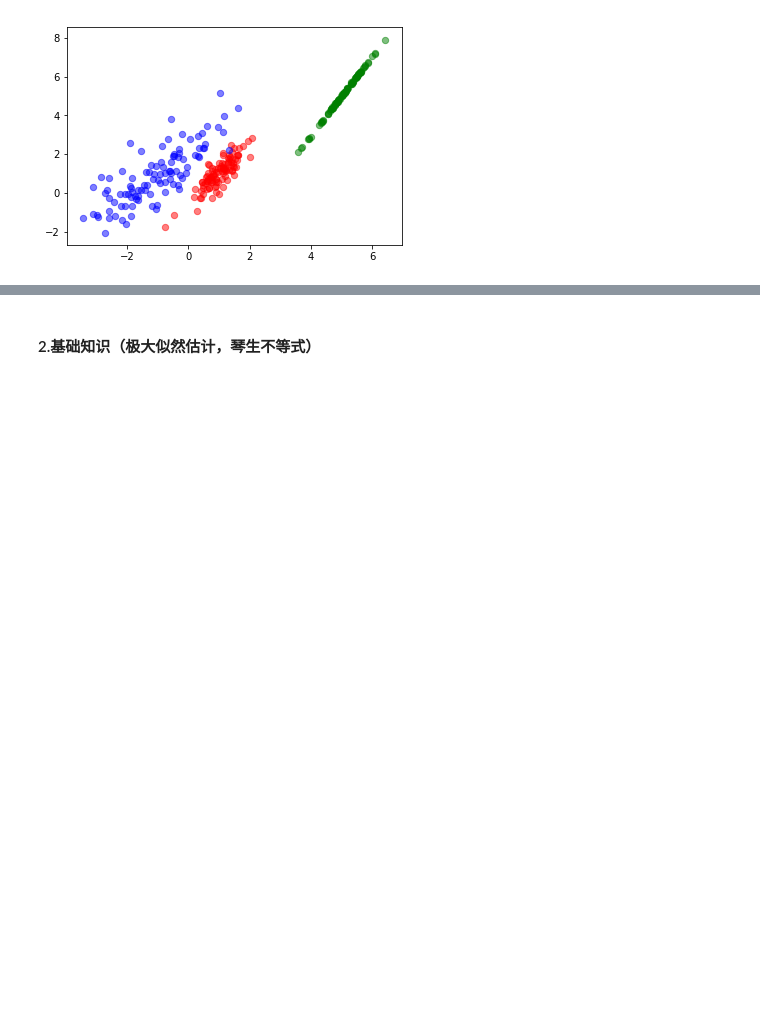
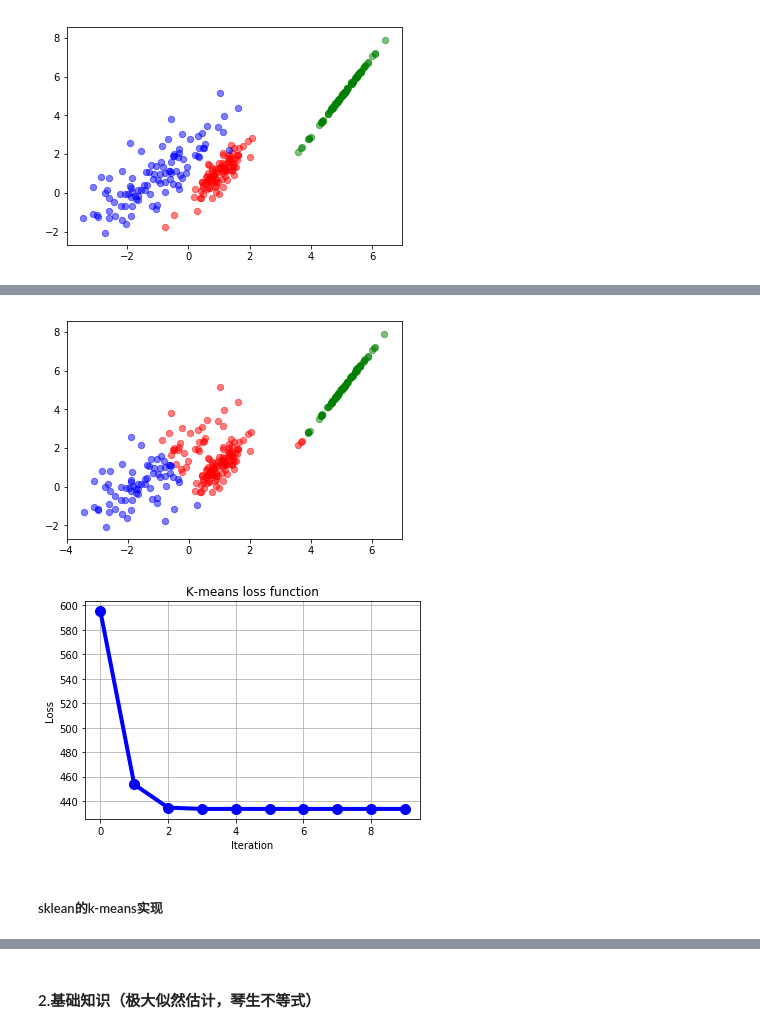
Before and after one commit to Kai1991/ML, a Jupyter notebook: EM算法.ipynb, the cells around one changed output, grey strips where cells are left out. Drawn from its saved outputs; the diff is of its cells as text; code cells hidden in the pictures; blank space fills up the shorter version.

Commit message:
完善k-means实现

```diff
--- a/EM算法.ipynb
+++ b/EM算法.ipynb
@@ -90,0 +162,7 @@ my_k_means(samples,k=3,num_iters=10)
+# %%
+my_k_means_k_means_pp(samples,k=3,num_iters=10)
+# %% [output]
+[figure, added]
+[figure, added]
+# %% [markdown]
+##### sklean的k-means实现
```
Also changed, not shown: parts of 7 cells of this notebook.
